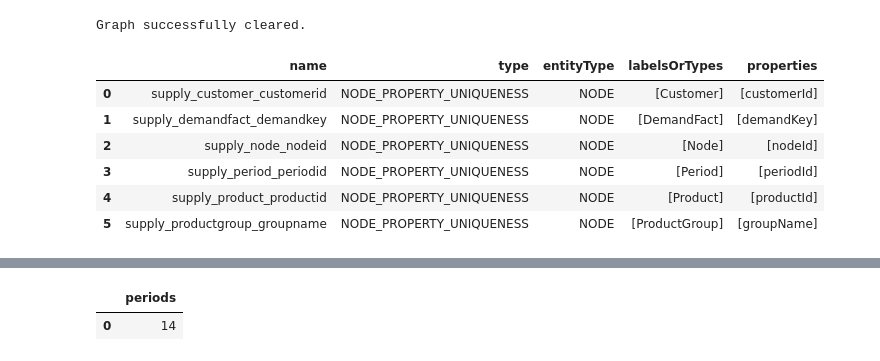
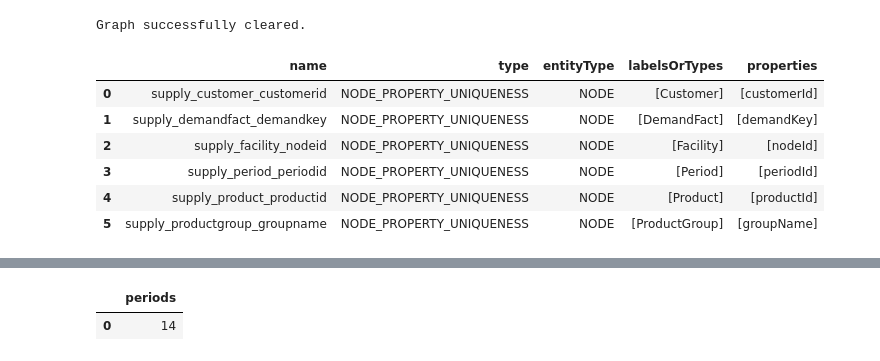
Before and after one commit to PeterMangoro/neo4j, a Jupyter notebook: finalProject/AutomotiveSupplyChain_Merged_Submission.ipynb, the cells around one changed output, grey strips where cells are left out. Saved outputs shown, nothing was run; the diff lists cells and outputs as text; code cells hidden in the pictures.

```diff
--- a/finalProject/AutomotiveSupplyChain_Merged_Submission.ipynb
+++ b/finalProject/AutomotiveSupplyChain_Merged_Submission.ipynb
@@ -1226,34 +274,34 @@ Graph successfully cleared.
 # %%
 # Create supply-chain uniqueness constraints
 
 
 constraint_cypher = [
- "CREATE CONSTRAINT supply_node_nodeid IF NOT EXISTS FOR (n:Node) REQUIRE n.nodeId IS UNIQUE",
+ "CREATE CONSTRAINT supply_facility_nodeid IF NOT EXISTS FOR (n:Facility) REQUIRE n.nodeId IS UNIQUE",
  "CREATE CONSTRAINT supply_product_productid IF NOT EXISTS FOR (p:Product) REQUIRE p.productId IS UNIQUE",
  "CREATE CONSTRAINT supply_productgroup_groupname IF NOT EXISTS FOR (g:ProductGroup) REQUIRE g.groupName IS UNIQUE",
  "CREATE CONSTRAINT supply_period_periodid IF NOT EXISTS FOR (t:Period) REQUIRE t.periodId IS UNIQUE",
  "CREATE CONSTRAINT supply_demandfact_demandkey IF NOT EXISTS FOR (f:DemandFact) REQUIRE f.demandKey IS UNIQUE",
  "CREATE CONSTRAINT supply_customer_customerid IF NOT EXISTS FOR (c:Customer) REQUIRE c.customerId IS UNIQUE",
 ]
 
 for stmt in constraint_cypher:
  run_query(stmt)
 
 display(
  run_query(
  """
  SHOW CONSTRAINTS
  YIELD name, type, entityType, labelsOrTypes, properties
  RETURN name, type, entityType, labelsOrTypes, properties
  ORDER BY name
  """
  )
 )
 # %% [output]
 |  | name | type | entityType | labelsOrTypes | properties |
 | 0 | supply_customer_customerid | NODE_PROPERTY_UNIQUENESS | NODE | [Customer] | [customerId] |
 | 1 | supply_demandfact_demandkey | NODE_PROPERTY_UNIQUENESS | NODE | [DemandFact] | [demandKey] |
-| 2 | supply_node_nodeid | NODE_PROPERTY_UNIQUENESS | NODE | [Node] | [nodeId] |
+| 2 | supply_facility_nodeid | NODE_PROPERTY_UNIQUENESS | NODE | [Facility] | [nodeId] |
 | 3 | supply_period_periodid | NODE_PROPERTY_UNIQUENESS | NODE | [Period] | [periodId] |
 | 4 | supply_product_productid | NODE_PROPERTY_UNIQUENESS | NODE | [Product] | [productId] |
 | 5 | supply_productgroup_groupname | NODE_PROPERTY_UNIQUENESS | NODE | [ProductGroup] | [groupName] |
```
Also changed, not shown: parts of 94 cells of this notebook.
